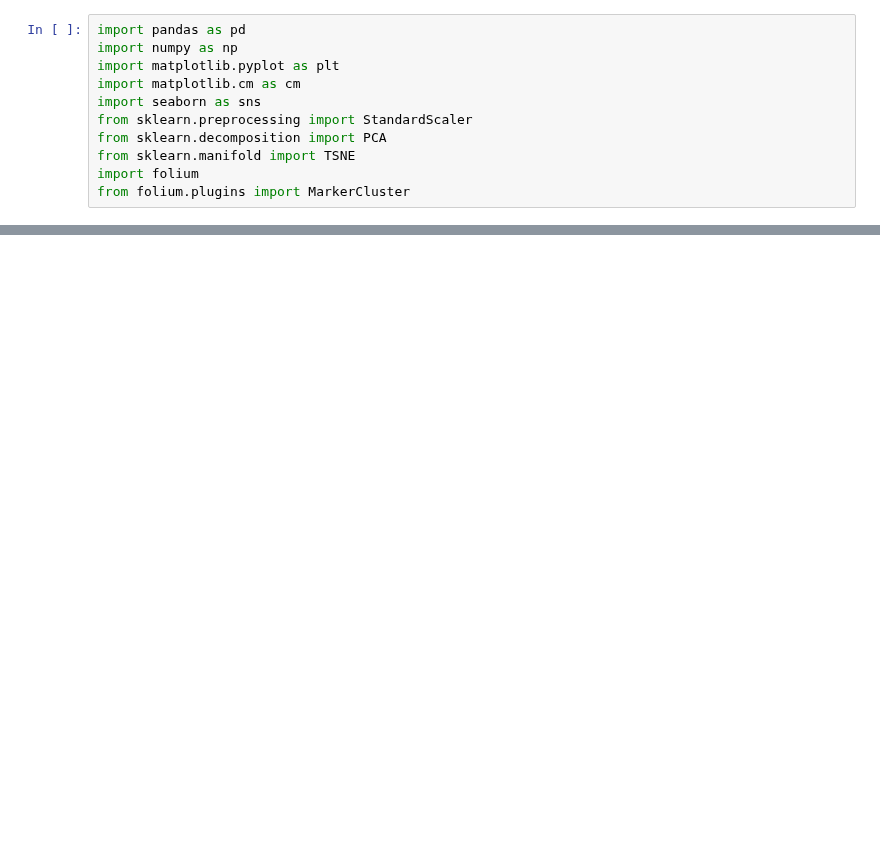
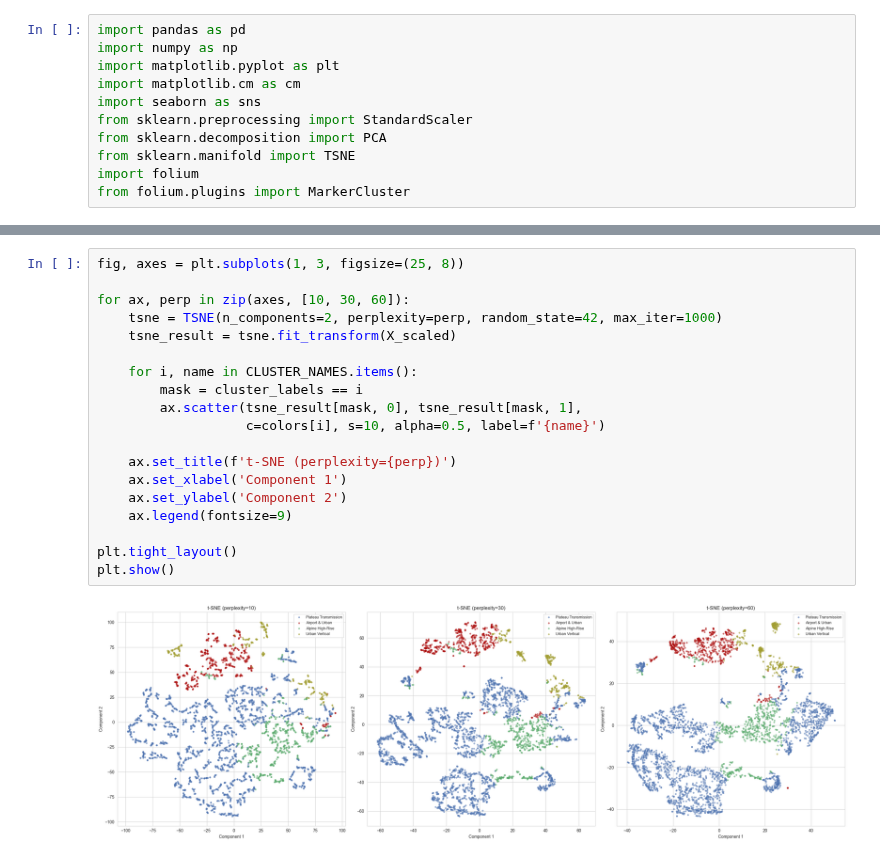
Before and after one commit to maybebool/swiss-airspace-obstacle-profiling, a Jupyter notebook: notebooks/DR_and_Visualization.ipynb, the cells around one changed output, grey strips where cells are left out. Saved outputs shown, nothing was run; the diff lists cells and outputs as text; blank space fills up the shorter version.

Commit message:
PCA and TSNE

```diff
--- a/notebooks/DR_and_Visualization.ipynb
+++ b/notebooks/DR_and_Visualization.ipynb
@@ -20,0 +162,21 @@ from folium.plugins import MarkerCluster
+# %%
+fig, axes = plt.subplots(1, 3, figsize=(25, 8))
+
+for ax, perp in zip(axes, [10, 30, 60]):
+    tsne = TSNE(n_components=2, perplexity=perp, random_state=42, max_iter=1000)
+    tsne_result = tsne.fit_transform(X_scaled)
+
+    for i, name in CLUSTER_NAMES.items():
+        mask = cluster_labels == i
+        ax.scatter(tsne_result[mask, 0], tsne_result[mask, 1],
+                   c=colors[i], s=10, alpha=0.5, label=f'{name}')
+
+    ax.set_title(f't-SNE (perplexity={perp})')
+    ax.set_xlabel('Component 1')
+    ax.set_ylabel('Component 2')
+    ax.legend(fontsize=9)
+
+plt.tight_layout()
+plt.show()
+# %% [output]
+[figure, added]
```
Also changed, not shown: parts of 11 cells of this notebook.
